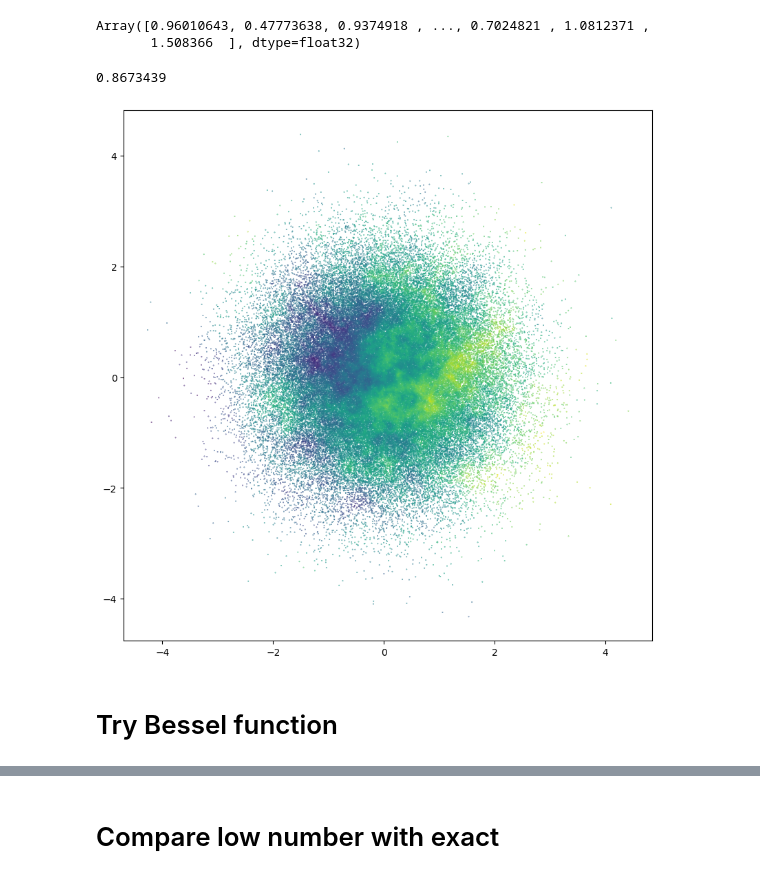
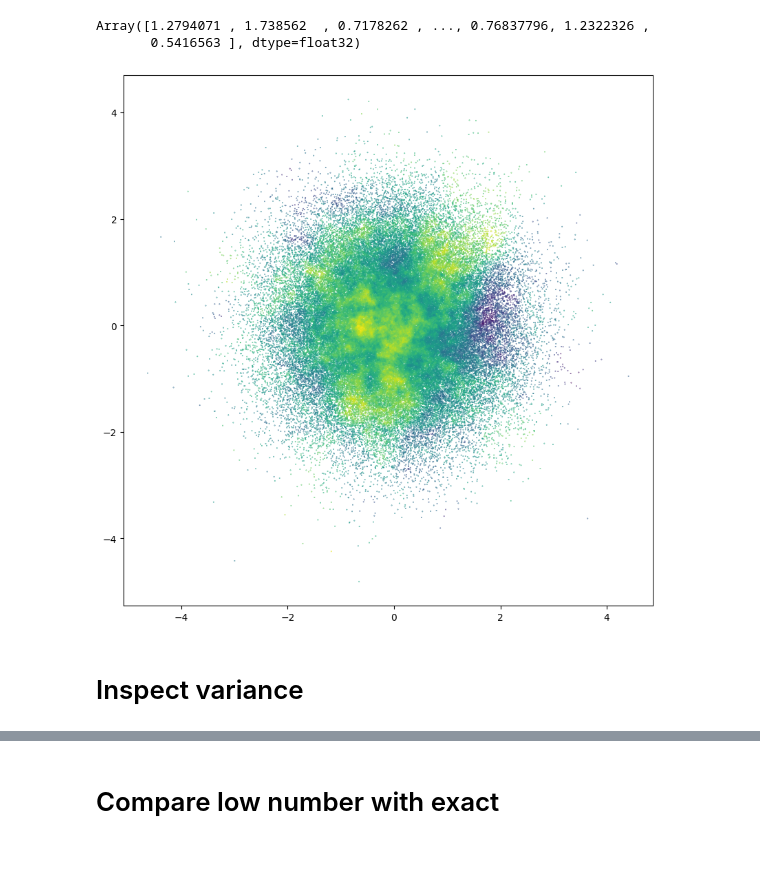
Before and after one commit to stanford-ism/graphgp, a Jupyter notebook: basic.ipynb, the cells around one changed output, grey strips where cells are left out. Cells and saved outputs as stored; diff of their text form; code cells hidden in the pictures.

Commit message:
improvements and integrate cuda

```diff
--- a/basic.ipynb
+++ b/basic.ipynb
@@ -24,11 +26,8 @@ rng = jr.key(137)
 # %%
-k1, k2 = jr.split(jr.key(99))
-points = jr.normal(k1, shape=(100_000, 2))
-xi = jr.normal(k2, shape=(len(points),))
+rng, k1 = jr.split(rng)
+points = jr.normal(k1, shape=(5_000, 2))
 
-graph = gp.build_graph(points, n0=1000, k=10)
-covariance = gp.MaternCovariance(p=0)
-
-values = gp.generate(graph, covariance, xi)
-xi = gp.generate_inv(graph, covariance, values)
-logdet = gp.generate_logdet(graph, covariance)
+graph = gp.build_graph(points, n0=100, k=10, cuda=True)
+# graph = gp.build_lazy_graph(points, n0=100, k=16, factor=1.3)
+gp.check_graph(graph)
+covariance = gp.MaternCovariance(p=0, eps=1e-5)
@@ -40,0 +36,3 @@ Array([nan, nan, nan, ..., nan, nan, nan], dtype=float32)
+# %%
+rng, k1 = jr.split(rng)
+xi = jr.normal(k1, shape=(len(points),))
@@ -44,21 +63,14 @@ xi = jr.normal(k1, shape=(len(points),))
 values = gp.generate(graph, gp.MaternCovariance(p=0), xi)
 values
 # %% [output]
-Array([0.96010643, 0.47773638, 0.9374918 , ..., 0.7024821 , 1.0812371 ,
-       1.508366  ], dtype=float32)
+Array([1.2794071 , 1.738562  , 0.7178262 , ..., 0.76837796, 1.2322326 ,
+       0.5416563 ], dtype=float32)
 # %%
-rng, key = jr.split(rng)
-xi = jr.normal(key, shape=(len(points),))
-cov_func = Partial(gp.matern_cov_p, p=0, cutoff=30.0, sigma=1.0)
-values = gp.generate(points, neighbors, offsets, cov_func, xi)
-print(values[0])
-
 plt.figure(figsize=(10, 10))
 plt.scatter(*points.T, c=values, s=.1)
 plt.gca().set(aspect='equal')
 plt.show()
 # %% [output]
-0.8673439
-[figure, old version]
+[figure, new version]
 # %% [markdown]
-# Try Bessel function
+# Inspect variance
```
Also changed, not shown: parts of 14 cells of this notebook, 10 other files.
